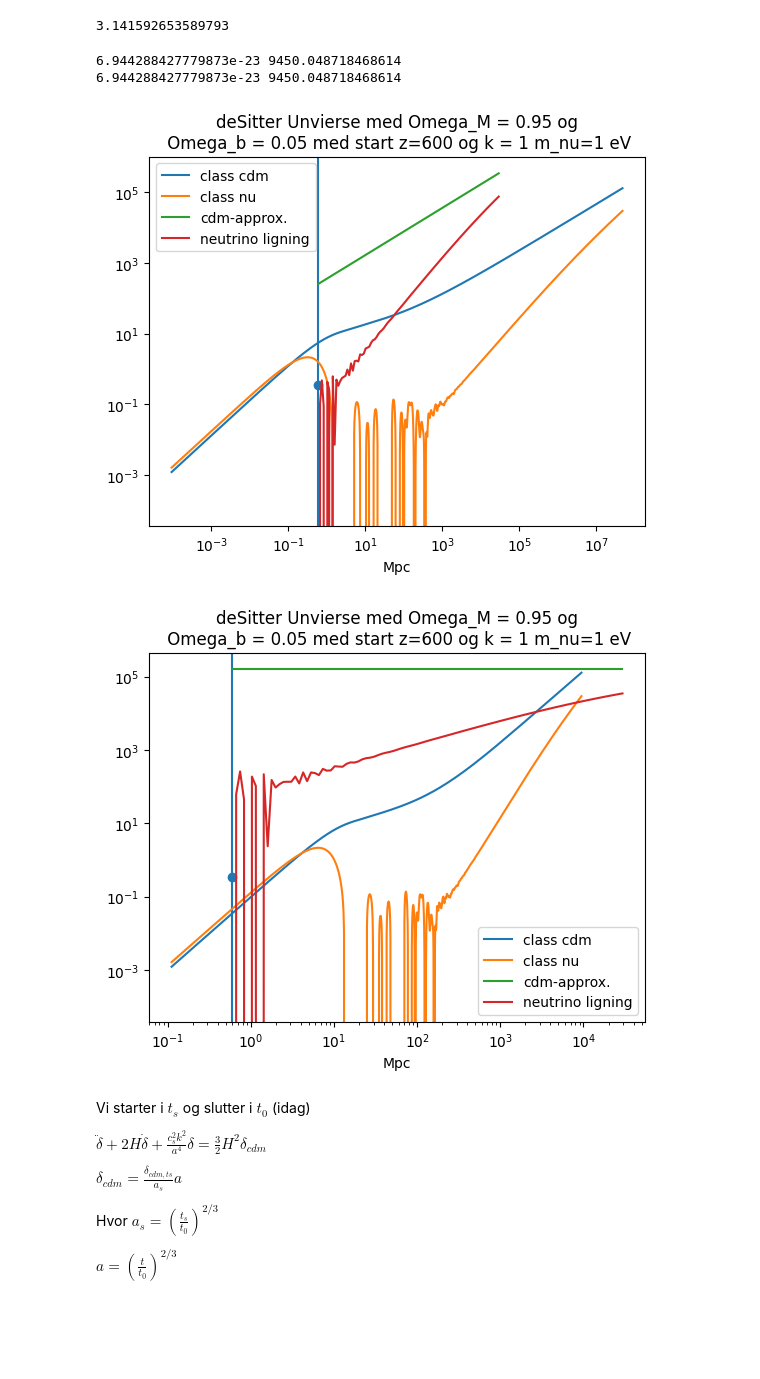
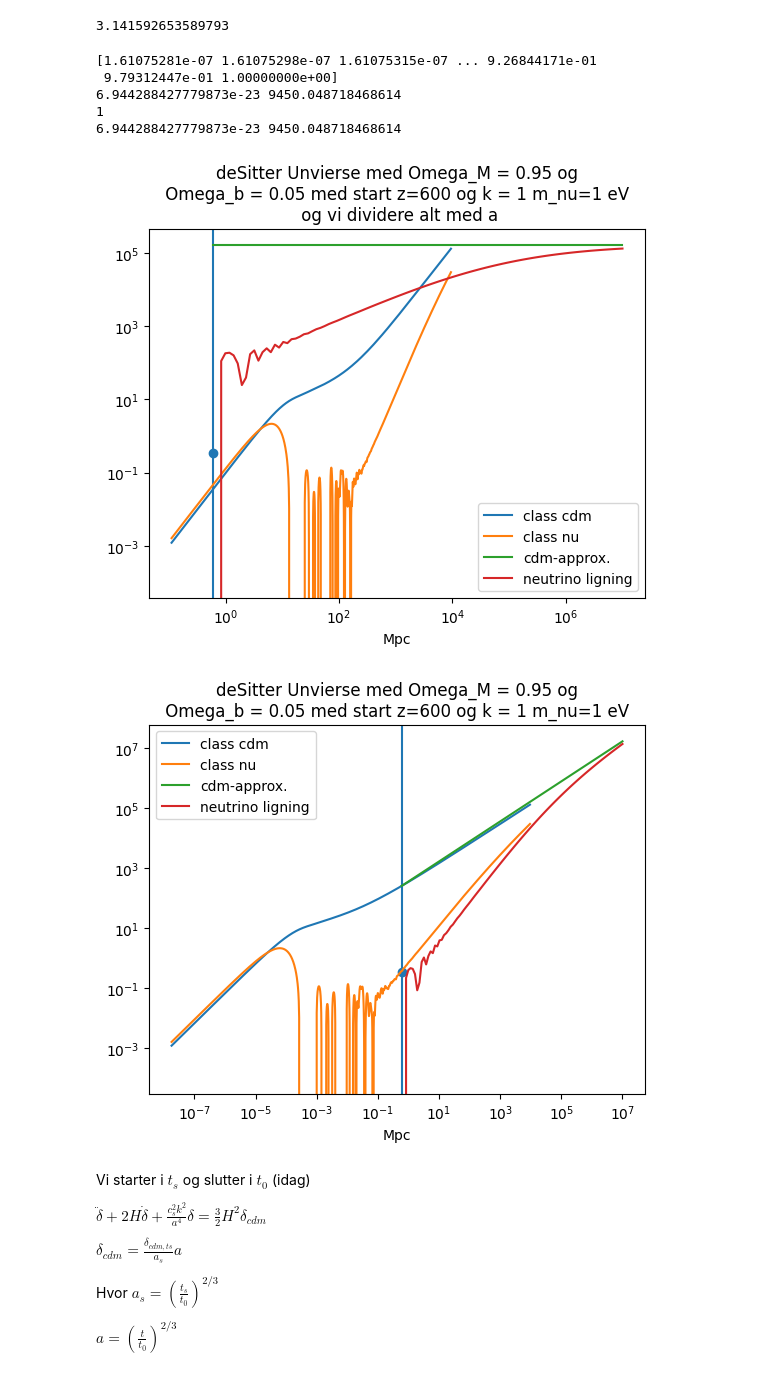
Before and after one commit to eriksteenberg/Power-spectrum-Test, a Jupyter notebook: 14-04-23 - fungerende a og a^2 afhængig CDM - neutrino ligning.ipynb, the cells around one changed output. Saved outputs shown, nothing was run; the diff lists cells and outputs as text; code cells hidden in the pictures; blank space fills up the shorter version.

```diff
--- a/14-04-23 - fungerende a og a^2 afhængig CDM - neutrino ligning.ipynb
+++ b/14-04-23 - fungerende a og a^2 afhængig CDM - neutrino ligning.ipynb
@@ -129,48 +129,56 @@ def TEST(kvec=[1],k_ind=0,z=600,mv_test=1 ,   Omega_M = 0.95,Omega_b=0.05,PLOT_F
     # ===============================
 
 
-    t = np.logspace(np.log10(T_0),np.log10(tid[-1]+20000),100)
+    t = np.logspace(np.log10(T_0),np.log10(tid[-1]+10000000),100)
 
 
     def f2(t):
         C1 = np.sqrt(neu_tid(T_0)**2 + (theta_neu_tid(T_0)*a0/ (cs(a0)*k))**2)
         C2 = np.pi / 2 * ( 3 * cs(a0) * k * t0 * a0 )**2 * (delta0/a0)
         a = (t/t0)**(2/3)
         val = 3 * cs(a) * k * t0 * np.sqrt(a)
         dcdm = delta0/a0
         D = a*dcdm
         return D + C1*Cos(val) + val**2*a*dcdm*Cos(val)*CosIntegral(val) - C2*Sin(val) + val**2*a*dcdm*Sin(val)*SinIntegral(val)
 
     #t = np.logspace(np.log10(tid[0],tid[-1]+2000,200)
     b = 1
+    c5 = 1
     if div_med_a ==True:
         b = (t/t0)**(2/3)
-        c = a_class
-
+        c5 =  a_class
+    print(c5)
     if PLOT_FIGUR==True:
         plt.figure(np.random.randint(1,1000))
         plt.axvline(T_0 )
-        plt.loglog(tid_class/c,-delta_class,label="class cdm")
-        plt.plot(tid_class/c,-delta_neutrino_class,label="class nu")
+        plt.loglog(tid_class/c5,-delta_class,label="class cdm")
+        plt.plot(tid_class/c5,-delta_neutrino_class,label="class nu")
         plt.xlabel("Mpc")
         plt.scatter(T_ini_tid,-neu_interp(a0))
         plt.loglog(t,-delta0/a0*Power(t/t0,2/3)/b,label="cdm-approx.")
         plt.loglog(t,-f2(t)/b,label="neutrino ligning")
         plt.legend()
-        plt.title("deSitter Unvierse med Omega_M = %s og\n Omega_b = %s med start z=%s og k = %s m_nu=%s eV" %(Omega_M,Omega_b,z,k,mv_test))
+        if div_med_a == True:
+            plt.title("deSitter Unvierse med Omega_M = %s og\n Omega_b = %s med start z=%s og k = %s m_nu=%s eV \n og vi dividere alt med a" %(Omega_M,Omega_b,z,k,mv_test))
+        else:
+            plt.title("deSitter Unvierse med Omega_M = %s og\n Omega_b = %s med start z=%s og k = %s m_nu=%s eV " %(Omega_M,Omega_b,z,k,mv_test))
     print(tid[0],tid[-1])
 
 t1 = time()
 
 #TEST(    kvec=[1],    k_ind=0,    z=800,    mv_test=1,    Omega_M=0.95,    Omega_b=0.05,    PLOT_FIGUR=True,)
 #TEST(    kvec=[1],    k_ind=0,    z=800,    mv_test=1,    Omega_M=0.35,    Omega_b=0.05,    PLOT_FIGUR=True,)
+
+TEST(div_med_a=True)
 TEST()
-TEST(div_med_a=True)
 # %% [output]
+[1.61075281e-07 1.61075298e-07 1.61075315e-07 ... 9.26844171e-01
+ 9.79312447e-01 1.00000000e+00]
 6.944288427779873e-23 9450.048718468614
+1
 6.944288427779873e-23 9450.048718468614
-[figure, old version]
+[figure, new version]
-[figure, old version]
+[figure, new version]
 # %%
 #TEST(    kvec=[1e-3],    k_ind=0,    z=800,    mv_test=1,    Omega_M=0.95)
 # %%
```
Also changed, not shown: parts of 2 cells of this notebook.
